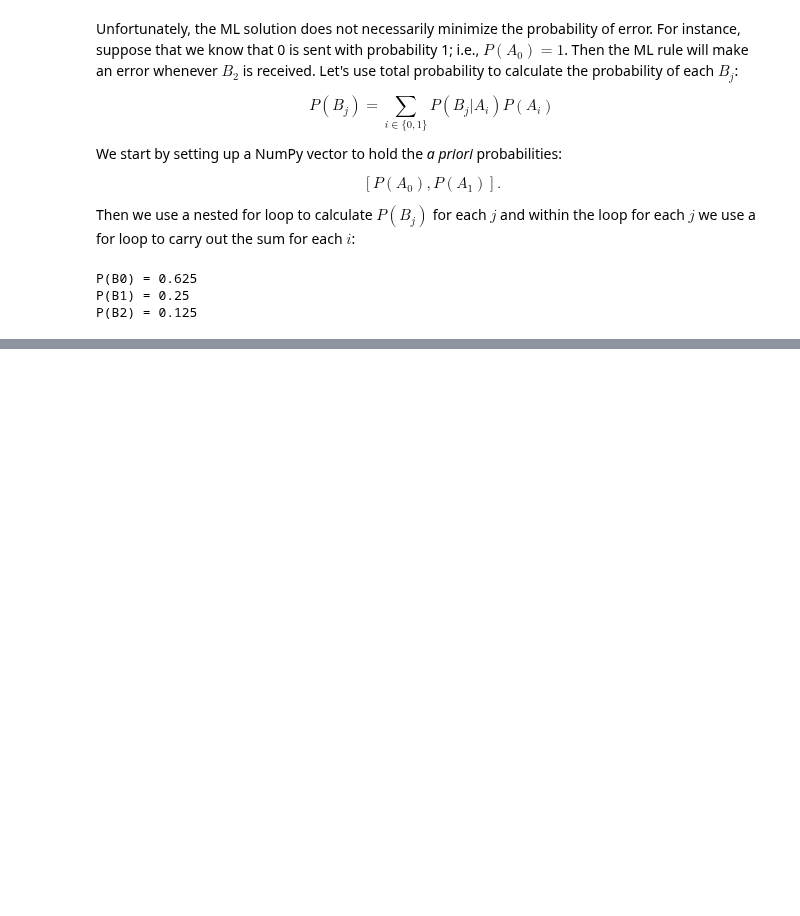
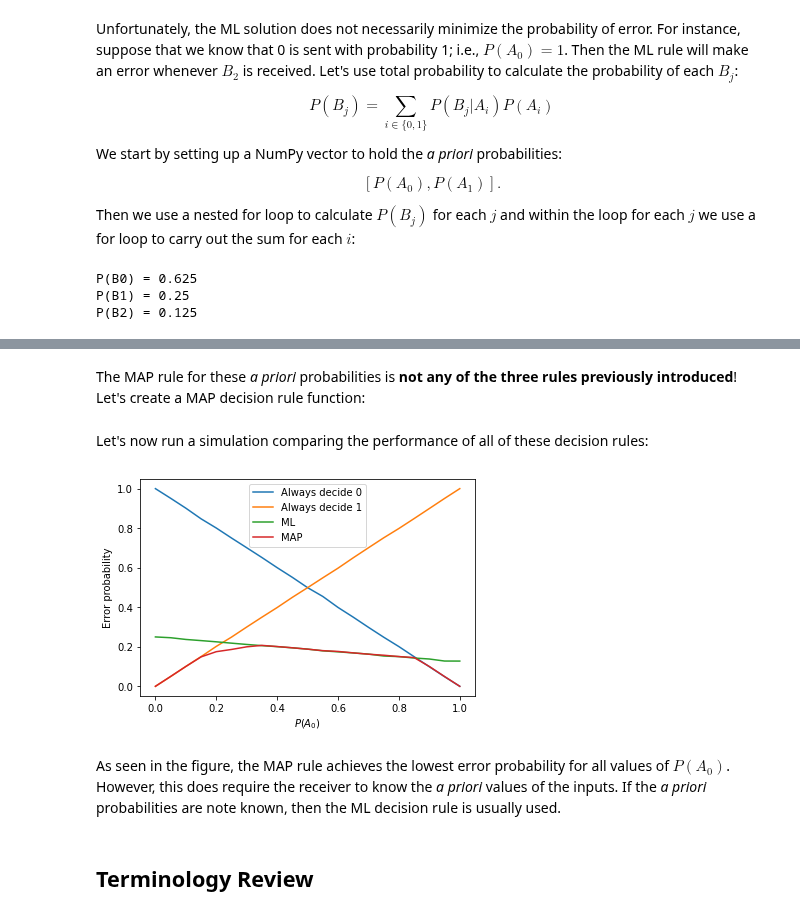
Before and after one commit to tangchen/Foundations-of-Data-Science-with-Python, a Jupyter notebook: 07-bayesian-methods/optimal-decisions.ipynb, the cells around one changed output, grey strips where cells are left out. Saved outputs shown, nothing was run; the diff lists cells and outputs as text; code cells hidden in the pictures; blank space fills up the shorter version.

```diff
--- a/07-bayesian-methods/optimal-decisions.ipynb
+++ b/07-bayesian-methods/optimal-decisions.ipynb
@@ -124,0 +362,36 @@ for j in range(3):
+# %% [markdown]
+The MAP rule for these *a priori* probabilities is **not any of the three rules previously introduced**! Let's create a MAP decision rule function:
+# %%
+def MAP(observation, P, PA0):
+    # Take the $j$th colum and multiply it elementwise by the a priori probability vector
+    scaled_apps = P[:,observation] * np.array([PA0, 1-PA0])
+    return np.argmax(scaled_apps)
+# %% [markdown]
+Let's now run a simulation comparing the performance of all of these decision rules:
+# %%
+input_probs = np.linspace(0,1,21)
+
+pe_always0 = []
+pe_always1 = []
+pe_ML = []
+pe_MAP = []
+
+for PA0 in tqdm(input_probs):
+    pe_always0 += [sim2to3(always_decide0, P, PA0)]
+    pe_always1 += [sim2to3(always_decide1, P, PA0)]
+    pe_ML += [sim2to3(ML, P, PA0)]
+    pe_MAP += [sim2to3(MAP, P, PA0)]
+
+plt.plot(input_probs, pe_always0, label='Always decide 0')
+plt.plot(input_probs, pe_always1, label='Always decide 1')
+plt.plot(input_probs, pe_ML, label='ML')
+plt.plot(input_probs, pe_MAP, label='MAP')
+plt.xlabel(f'$P(A_0)$')
+plt.ylabel('Error probability')
+plt.legend();
+# %% [output]
+[figure, added]
+# %% [markdown]
+As seen in the figure, the MAP rule achieves the lowest error probability for all values of $P(A_0)$. However, this does require the receiver to know the *a priori* values of the inputs.  If the *a priori* probabilities are note known, then the ML decision rule is usually used.
+# %% [markdown]
+## Terminology Review
```
Also changed, not shown: parts of 31 cells of this notebook, 1 other file.
